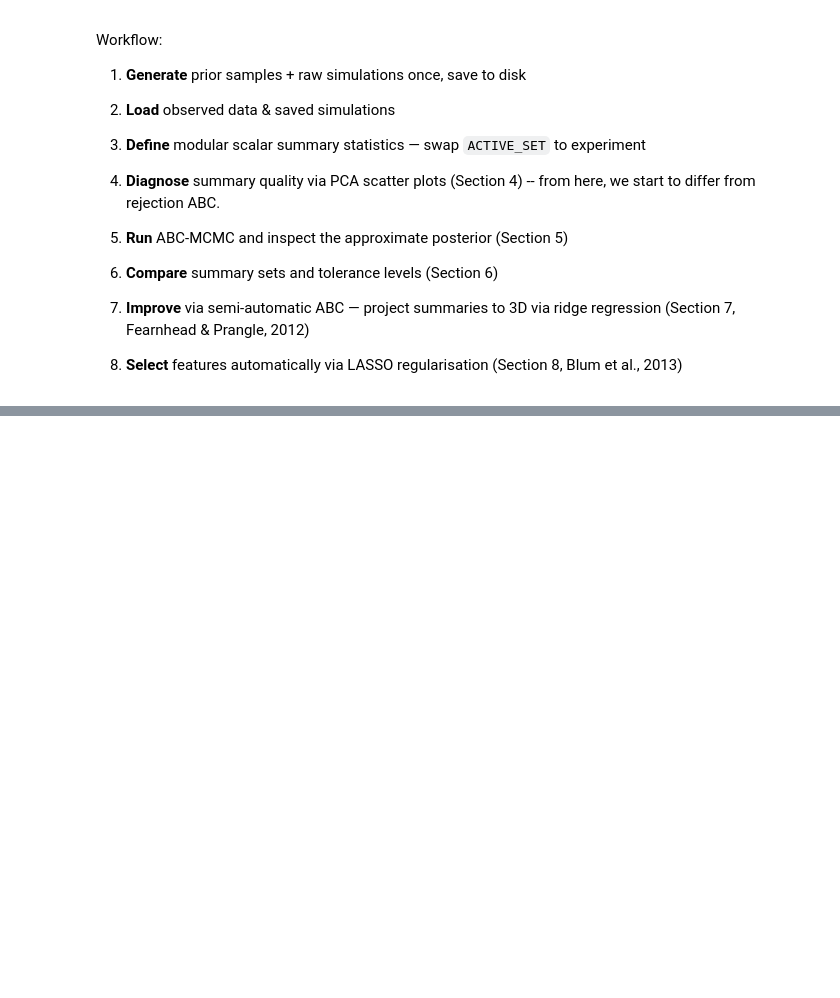
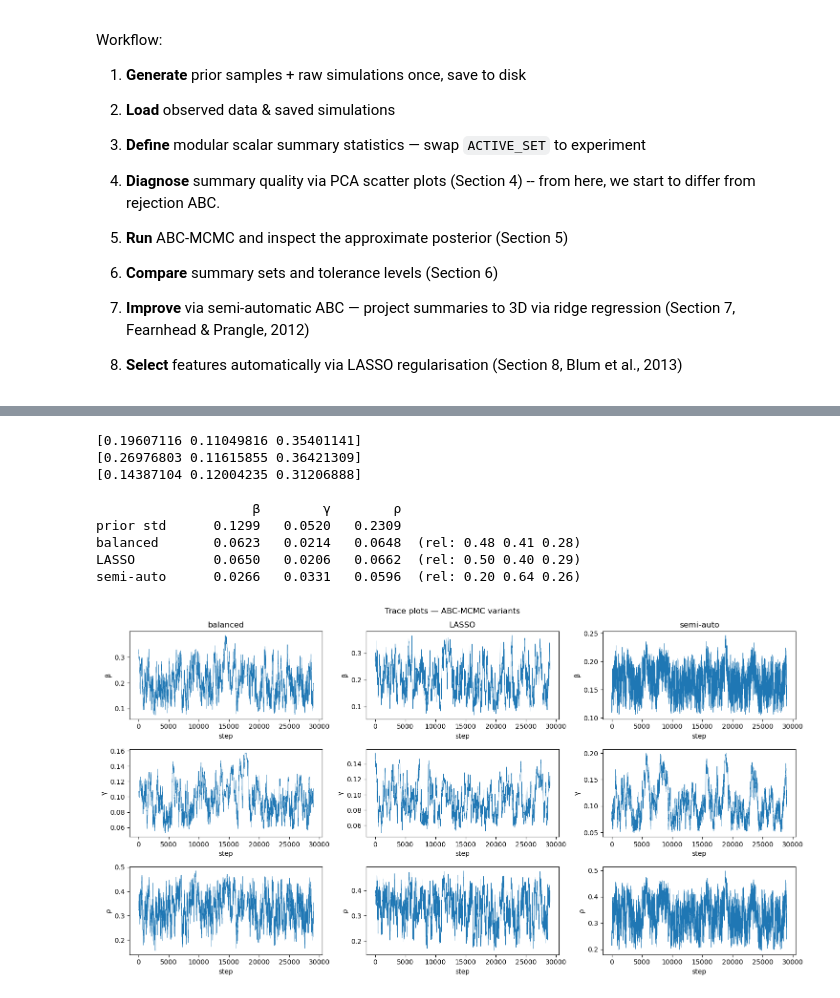
Before and after one commit to Florian-Dreyer/SimulationProject, a Jupyter notebook: notebooks/abc_mcmc.ipynb, the cells around one changed output, grey strips where cells are left out. Cells and saved outputs as stored; diff of their text form; code cells hidden in the pictures; blank space fills up the shorter version.

Commit message:
Changed ABC-MCMC to use input from rejection ABC. Changed SMC-ABC to use inputs from ABC-MCMC and rej ABC. Ran ABC-MCMC and SMC-ABC for all ABC scenarios explored in rejection ABC.

```diff
--- a/notebooks/abc_mcmc.ipynb
+++ b/notebooks/abc_mcmc.ipynb
@@ -113,9 +16,0 @@ Observed: inf=(40, 201), rew=(40, 201), deg=(40, 31)
-# %%
-raw = np.load(OUT)
-thetas    = raw["thetas"]                            # (M, 3)  [beta, gamma, rho]
-sim_inf   = raw["infected_fractions"]                # (M, R, 201)
-sim_rew   = raw["rewire_counts"].astype(float)       # (M, R, 201)
-sim_deg   = raw["degree_histograms"].astype(float)   # (M, R, 31)
-M_loaded, R_loaded = sim_inf.shape[:2]
-print(f"Loaded {M_loaded:,} draws × {R_loaded} replicates")
-print(f"  thetas {thetas.shape} | inf {sim_inf.shape} | rew {sim_rew.shape} | deg {sim_deg.shape}")
@@ -454,0 +276,9 @@ plt.show()
+# %%
+# ── Run balanced ─────────────────────────────────────────────────────
+chain_balanced = run_mcmc(get_stats_balanced, distance_balanced, "Balanced")
+
+# ── Run LASSO ────────────────────────────────────────────────────────
+chain_lasso = run_mcmc(get_stats_lasso, distance_lasso, "LASSO")
+
+# ── Run semi-auto ────────────────────────────────────────────────────
+chain_semiauto = run_mcmc(get_stats_semiauto, distance_semiauto, "Semi-auto", eps=epsilon_semiauto)
@@ -454,0 +303,44 @@ plt.show()
+# %%
+print(chain_balanced[-1])
+print(chain_lasso[-1])
+print(chain_semiauto[-1])
+
+# ── Posterior width table ───────────────────────────────────────────
+burn_in    = 1_000
+labels     = ["β", "γ", "ρ"]
+chains     = {"balanced": chain_balanced, "LASSO": chain_lasso, "semi-auto": chain_semiauto}
+prior_std  = (PRIOR_HIGH - PRIOR_LOW) / np.sqrt(12)
+
+print(f"\n{'':12s} {'β':>8} {'γ':>8} {'ρ':>8}")
+print(f"{'prior std':12s} {prior_std[0]:>8.4f} {prior_std[1]:>8.4f} {prior_std[2]:>8.4f}")
+for name, chain in chains.items():
+    post = chain[burn_in:]
+    stds = post.std(axis=0)
+    rel  = stds / prior_std
+    print(f"{name:12s} {stds[0]:>8.4f} {stds[1]:>8.4f} {stds[2]:>8.4f}  "
+          f"(rel: {rel[0]:.2f} {rel[1]:.2f} {rel[2]:.2f})")
+
+# ── Trace plots ──────────────────────────────────────────────────────
+fig, axes = plt.subplots(3, 3, figsize=(15, 8))
+for col, (name, chain) in enumerate(chains.items()):
+    for row, param in enumerate(labels):
+        axes[row, col].plot(chain[burn_in:, row], lw=0.5)
+        axes[row, col].set_ylabel(param)
+        axes[row, col].set_xlabel("step")
+        if row == 0:
+            axes[row, col].set_title(name)
+plt.suptitle("Trace plots — ABC-MCMC variants")
+plt.tight_layout()
+plt.savefig(ROOT / "figures" / "mcmc_traces.png", dpi=150, bbox_inches="tight")
+plt.show()
+# %% [output]
+[0.19607116 0.11049816 0.35401141]
+[0.26976803 0.11615855 0.36421309]
+[0.14387104 0.12004235 0.31206888]
+
+                    β        γ        ρ
+prior std      0.1299   0.0520   0.2309
+balanced       0.0623   0.0214   0.0648  (rel: 0.48 0.41 0.28)
+LASSO          0.0650   0.0206   0.0662  (rel: 0.50 0.40 0.29)
+semi-auto      0.0266   0.0331   0.0596  (rel: 0.20 0.64 0.26)
+[figure, added]
```
Also changed, not shown: parts of 30 cells of this notebook, 34 other files.
